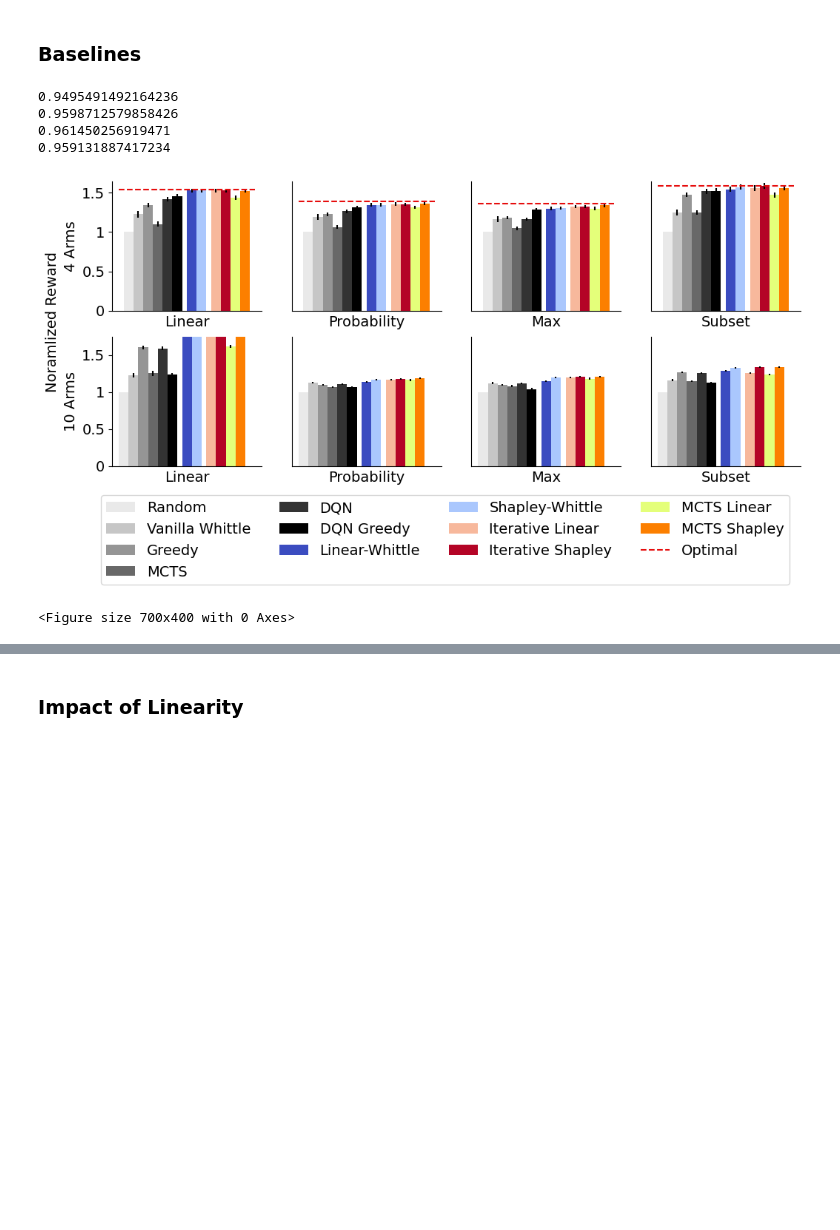
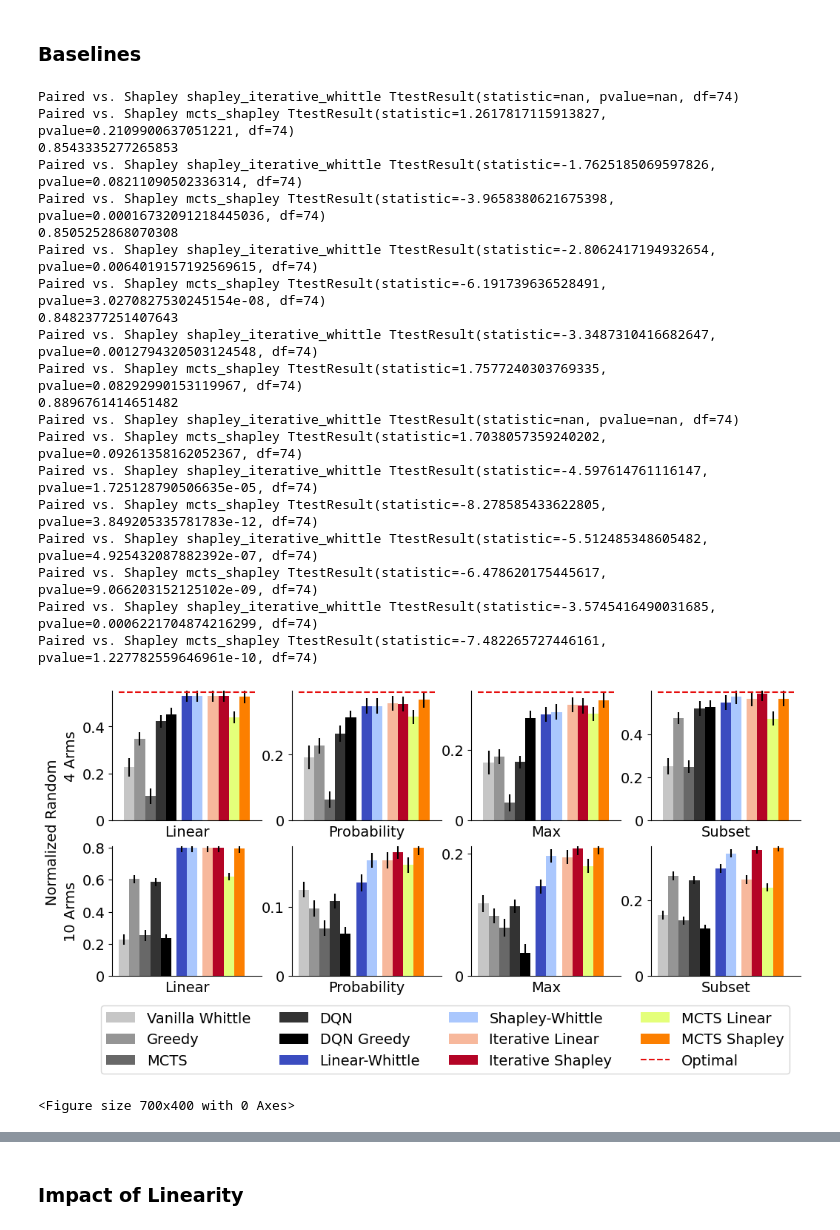
Before and after one commit to naveenr414/food-rescue-rmab, a Jupyter notebook: scripts/notebooks/Plotting.ipynb, the cells around one changed output, grey strips where cells are left out. Saved outputs shown, nothing was run; the diff lists cells and outputs as text; code cells hidden in the pictures; blank space fills up the shorter version.

Commit message:
Updated Plots + Tables

```diff
--- a/scripts/notebooks/Plotting.ipynb
+++ b/scripts/notebooks/Plotting.ipynb
@@ -65,8 +66,8 @@ for i,m in enumerate(non_baselines+mcts+time_policies):
 ### Baselines
 # %%
 fig, axs = plt.subplots(2,4, figsize=(12, 5))
-method_names = ['random','whittle_activity','greedy','mcts','dqn_step','dqn','linear_whittle','shapley_whittle_custom','iterative_whittle','shapley_iterative_whittle','mcts_linear','mcts_shapley','optimal']
-nice_names = ["Random","Vanilla Whittle","Greedy","MCTS","DQN","DQN Greedy","Linear-Whittle","Shapley-Whittle","Iterative Linear","Iterative Shapley","MCTS Linear","MCTS Shapley","Optimal"]
+method_names = ['whittle_activity','greedy','mcts','dqn_step','dqn','linear_whittle','shapley_whittle_custom','iterative_whittle','shapley_iterative_whittle','mcts_linear','mcts_shapley','optimal']
+nice_names = ["Vanilla Whittle","Greedy","MCTS","DQN","DQN Greedy","Linear-Whittle","Shapley-Whittle","Iterative Linear","Iterative Shapley","MCTS Linear","MCTS Shapley","Optimal"]
 width = 0.1
 plt.figure(figsize=(7,4))
 n_arms = [4,10]
@@ -95,6 +96,8 @@ for i,n in enumerate(n_arms):
         baseline_params['budget'] = n//2
 
         best_baseline = 0
+        best_baseline_data = []
+        max_val = 0
 
         for k,m in enumerate(method_names):
             score_by_n = []
@@ -110,11 +113,25 @@ for i,n in enumerate(n_arms):
                 temp_params[p] = params[j][p]
 
             results = get_results_matching_parameters(dataset,"",temp_params)
+            # if m == 'mcts_shapley':
+            #     our_data = [i['{}_reward'.format(m)][0] for i in results]
+            #     our_data = [i for sublist in our_data for i in sublist]
+            #     print("Paired",m,stats.ttest_rel(best_baseline_data,our_data))
+
+            if ('shapley' in m and ('iterative' in m or 'mcts_' in m)):
+                linear_whittle_data = [i['shapley_whittle_custom_reward'][0] for i in results]
+                linear_whittle_data = [i for sublist in linear_whittle_data for i in sublist]
+                our_data = [i['{}_reward'.format(m)][0] for i in results]
+                our_data = [i for sublist in our_data for i in sublist]
+                print("Paired vs. Shapley",m,stats.ttest_rel(linear_whittle_data,our_data))
+
+
             num_data = 0
             if len(results)>0:
                 num_data = len(results)*len(results[0]['greedy_reward'][0])
 
             if num_data>0:
+                # results = aggregate_data(results)
                 results = aggregate_normalize_data(results,baseline="random")
 
                 if '{}_reward'.format(m) not in results:
@@ -122,47 +139,70 @@ for i,n in enumerate(n_arms):
                 score_by_n.append(results['{}_reward'.format(m)][0])
                 std_by_n.append(results['{}_reward'.format(m)][1]/num_data**.5)
 
                 if m == 'optimal' and n == 4:
                     axs[i,j].hlines(score_by_n[0],-0.1,x_locations[-1],colors='green',linestyles='dashed',label='Optimal',color=colors_by_method[m])
-
+                    max_val = results['{}_reward'.format(m)][0]
                 else:
                     axs[i,j].bar(x_locations[k],score_by_n,width=width,label=nice_names[k],color=colors_by_method[m],yerr=std_by_n)
+                    if n != 4:
+                        max_val = max(max_val,results['{}_reward'.format(m)][0])
 
             if m not in ['linear_whittle','shapley_whittle_custom','iterative_whittle','shapley_iterative_whittle','mcts_linear','mcts_shapley','optimal']:
                 best_baseline = max(best_baseline,results['{}_reward'.format(m)][0])
+                if best_baseline == results['{}_reward'.format(m)][0]:
+                    results = get_results_matching_parameters(dataset,"",temp_params)
+                    best_baseline_data = [i['{}_reward'.format(m)][0] for i in results]
+                    best_baseline_data = [i for sublist in best_baseline_data for i in sublist]
+
+
 
         axs[i,j].set_xticks([])
 
-        if j != 0:
-            axs[i,j].set_yticks([])
+        if max_val < 0.2:
+            axs[i,j].set_yticks([0,0.1],[0,0.1],fontsize=14)
         else:
-            axs[i,j].set_yticks([0,0.5,1,1.5],[0,0.5,1,1.5],fontsize=14)
+            axs[i,j].set_yticks([0,0.2,0.4,0.6,0.8],[0,0.2,0.4,0.6,0.8],fontsize=14)
 
-        if i == 0:
-            axs[i,j].set_ylim([0,1.65])
-        else:
-            axs[i,j].set_ylim([0,1.75])
+        axs[i,j].set_ylim([0,max_val*1.01])
         axs[i,j].set_xlabel(reward_names[j],fontsize=14)
 
         if i == 0:
             print(best_baseline/max(results['mcts_shapley_reward'][0],results['shapley_iterative_whittle_reward'][0]))
+
+
 
 axs[0,0].set_ylabel("4 Arms",fontsize=14)
 axs[1,0].set_ylabel("10 Arms",fontsize=14)
 
 handles, labels = axs[1,1].get_legend_handles_labels()
 handles[-1] = plt.Line2D([0], [0], color=colors_by_method['optimal'], linestyle='--', label='Horizontal line')
 
 fig.legend(handles, labels, loc='upper center',ncol=4,bbox_to_anchor=(0.5,0.05),fontsize=14)
 
-fig.supylabel("Noramlized Reward",fontsize=14,x=0.05)
+fig.supylabel("Normalized Random",fontsize=14,x=0.05)
 fig.savefig("../../results/figures/all_rewards.pdf",dpi=300, bbox_inches='tight')
 # %% [output]
-0.9495491492164236
-0.9598712579858426
-0.961450256919471
-0.959131887417234
+Paired vs. Shapley shapley_iterative_whittle TtestResult(statistic=nan, pvalue=nan, df=74)
+Paired vs. Shapley mcts_shapley TtestResult(statistic=1.2617817115913827, pvalue=0.2109900637051221, df=74)
+0.8543335277265853
+Paired vs. Shapley shapley_iterative_whittle TtestResult(statistic=-1.7625185069597826, pvalue=0.08211090502336314, df=74)
+Paired vs. Shapley mcts_shapley TtestResult(statistic=-3.9658380621675398, pvalue=0.00016732091218445036, df=74)
+0.8505252868070308
+Paired vs. Shapley shapley_iterative_whittle TtestResult(statistic=-2.8062417194932654, pvalue=0.0064019157192569615, df=74)
+Paired vs. Shapley mcts_shapley TtestResult(statistic=-6.191739636528491, pvalue=3.0270827530245154e-08, df=74)
+0.8482377251407643
+Paired vs. Shapley shapley_iterative_whittle TtestResult(statistic=-3.3487310416682647, pvalue=0.0012794320503124548, df=74)
+Paired vs. Shapley mcts_shapley TtestResult(statistic=1.7577240303769335, pvalue=0.08292990153119967, df=74)
+0.8896761414651482
+Paired vs. Shapley shapley_iterative_whittle TtestResult(statistic=nan, pvalue=nan, df=74)
+Paired vs. Shapley mcts_shapley TtestResult(statistic=1.7038057359240202, pvalue=0.09261358162052367, df=74)
+Paired vs. Shapley shapley_iterative_whittle TtestResult(statistic=-4.597614761116147, pvalue=1.725128790506635e-05, df=74)
+Paired vs. Shapley mcts_shapley TtestResult(statistic=-8.278585433622805, pvalue=3.849205335781783e-12, df=74)
+Paired vs. Shapley shapley_iterative_whittle TtestResult(statistic=-5.512485348605482, pvalue=4.925432087882392e-07, df=74)
+Paired vs. Shapley mcts_shapley TtestResult(statistic=-6.478620175445617, pvalue=9.066203152125102e-09, df=74)
+Paired vs. Shapley shapley_iterative_whittle TtestResult(statistic=-3.5745416490031685, pvalue=0.0006221704874216299, df=74)
+Paired vs. Shapley mcts_shapley TtestResult(statistic=-7.482265727446161, pvalue=1.227782559646961e-10, df=74)
-[figure, old version]
+[figure, new version]
 <Figure size 700x400 with 0 Axes>
 # %%
 fig, axs = plt.subplots(1,2, figsize=(10, 2))
```
Also changed, not shown: parts of 15 cells of this notebook, 1 other file.
